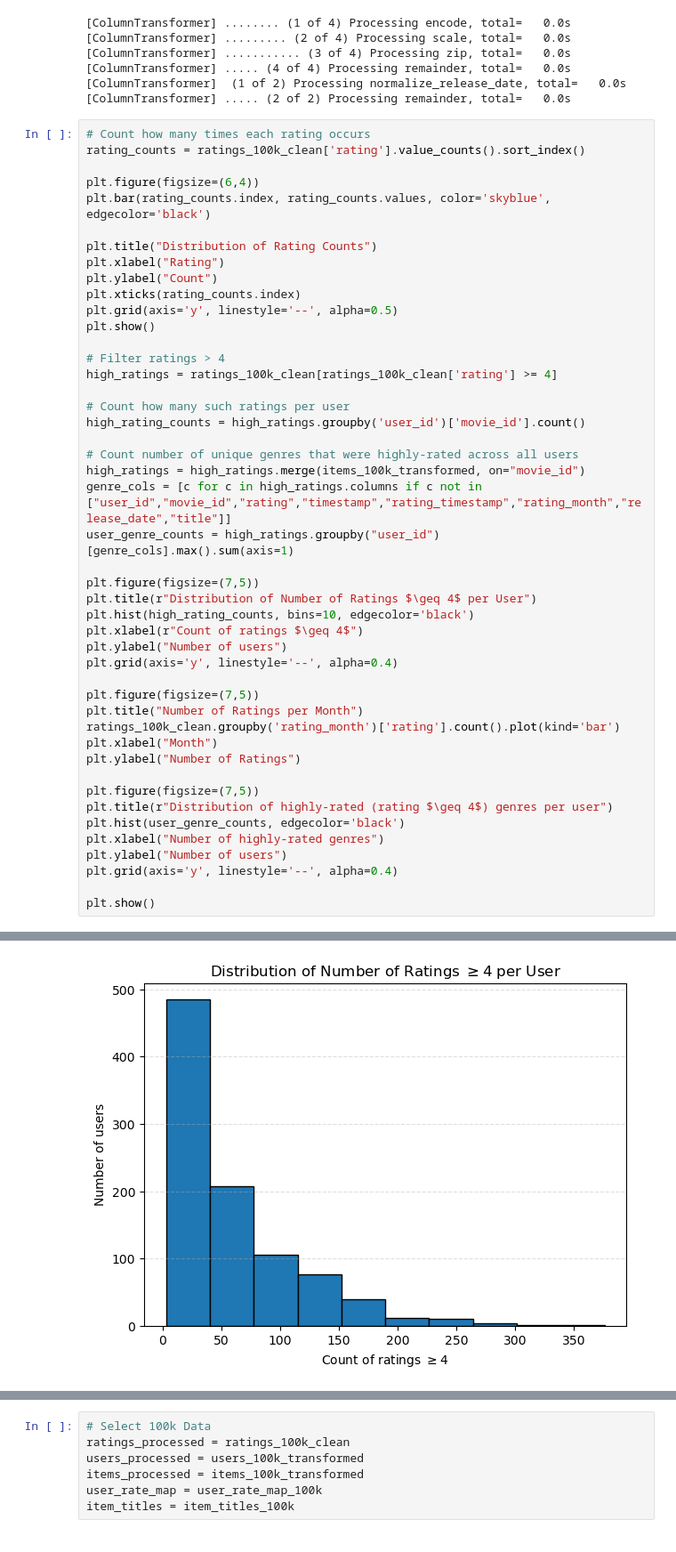
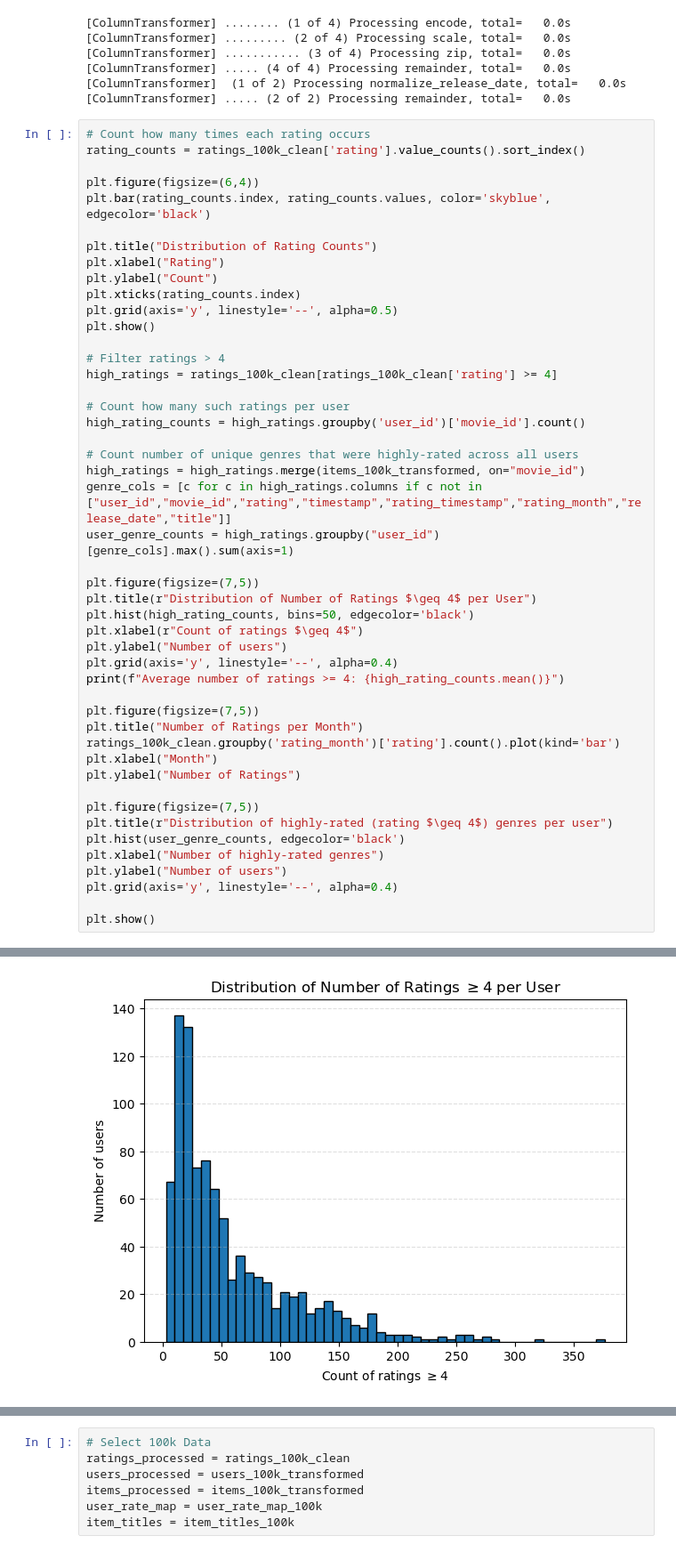
Before and after one commit to strangehiccups/ECE1513_Source, a Jupyter notebook: Evaluating_Recommender_Architectures_Submission.ipynb, the cells around one changed output, grey strips where cells are left out. Shown at 89% size. Drawn from its saved outputs; the diff is of its cells as text.

```diff
--- a/Evaluating_Recommender_Architectures_Submission.ipynb
+++ b/Evaluating_Recommender_Architectures_Submission.ipynb
@@ -199,10 +199,11 @@ user_genre_counts = high_ratings.groupby("user_id")[genre_cols].max().sum(axis=1
 
 plt.figure(figsize=(7,5))
 plt.title(r"Distribution of Number of Ratings $\geq 4$ per User")
-plt.hist(high_rating_counts, bins=10, edgecolor='black')
+plt.hist(high_rating_counts, bins=50, edgecolor='black')
 plt.xlabel(r"Count of ratings $\geq 4$")
 plt.ylabel("Number of users")
 plt.grid(axis='y', linestyle='--', alpha=0.4)
+print(f"Average number of ratings >= 4: {high_rating_counts.mean()}")
 
 plt.figure(figsize=(7,5))
 plt.title("Number of Ratings per Month")
@@ -223,4 +225,4 @@ plt.show()
-[figure, old version]
+[figure, new version]
 [figure]
 [figure]
 # %%
```
Also changed, not shown: parts of 7 cells of this notebook.
